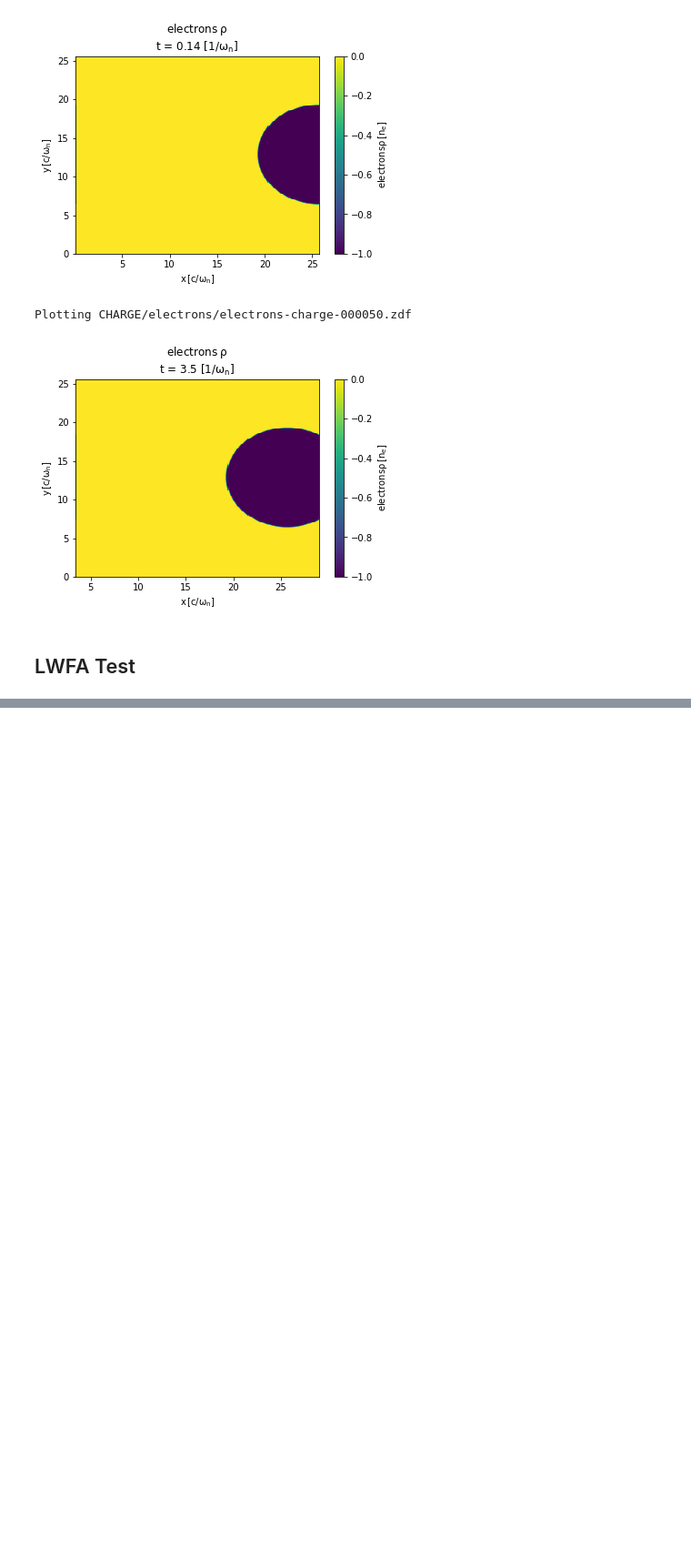
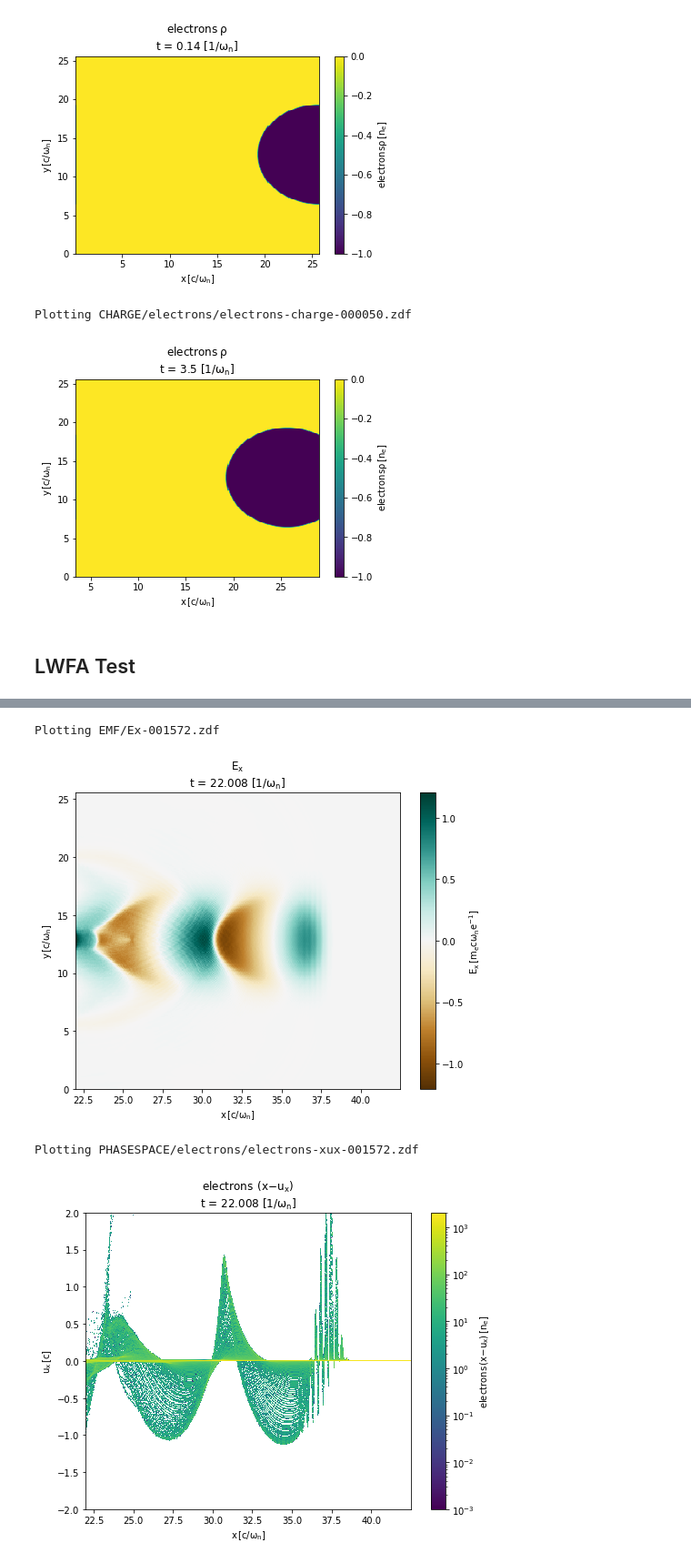
Before and after one commit to ricardo-fonseca/zpic-cuda, a Jupyter notebook: visXD demo.ipynb, the cells around one changed output, grey strips where cells are left out. Shown at 91% size. Drawn from its saved outputs; the diff is of its cells as text; code cells hidden in the pictures; blank space fills up the shorter version.

```diff
--- a/visXD demo.ipynb
+++ b/visXD demo.ipynb
@@ -164,0 +156,9 @@ Plotting PHASESPACE/electrons/electrons-xux-001572.zdf
+# %%
+import matplotlib.colors as colors
+plot_data("EMF/Ex",1572, cmap = "BrBG", norm = colors.CenteredNorm() )
+plot_data("PHASESPACE/electrons/electrons-xux", 1572, norm = colors.LogNorm( vmin = 0.001) )
+# %% [output]
+Plotting EMF/Ex-001572.zdf
+[figure, added]
+Plotting PHASESPACE/electrons/electrons-xux-001572.zdf
+[figure, added]
```
Also changed, not shown: parts of 2 cells of this notebook, 15 other files.
